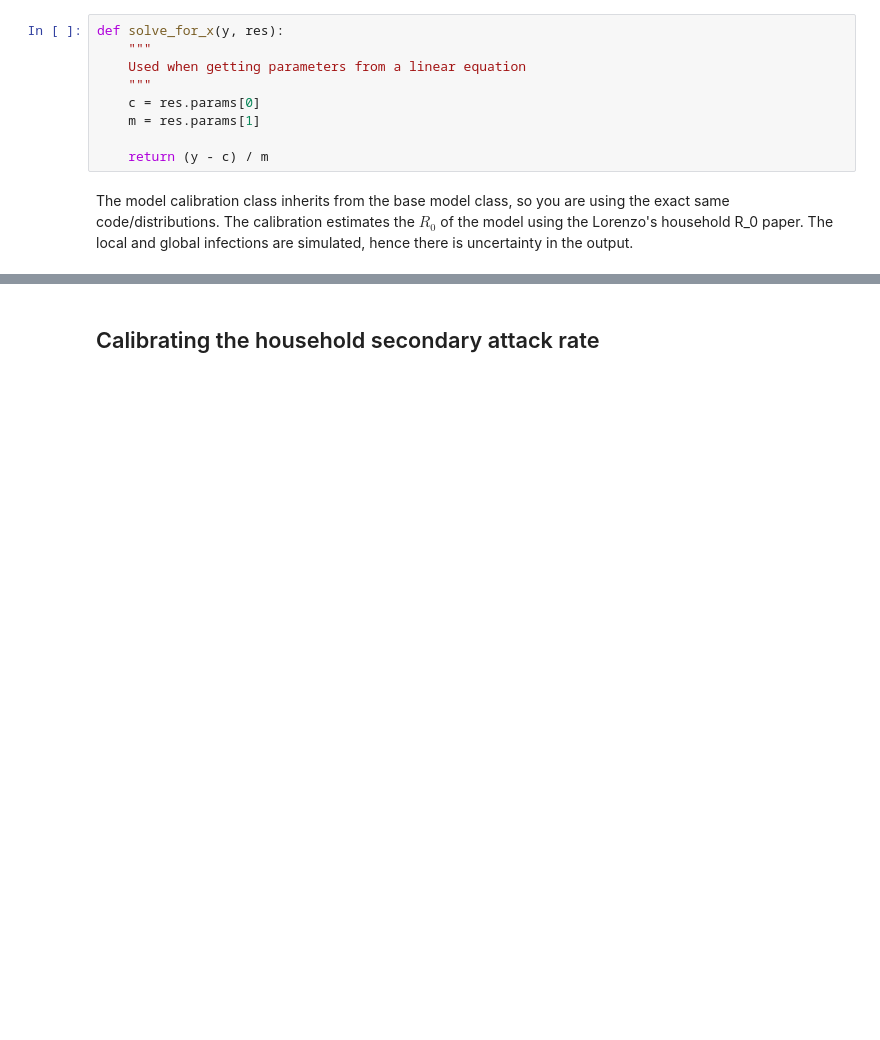
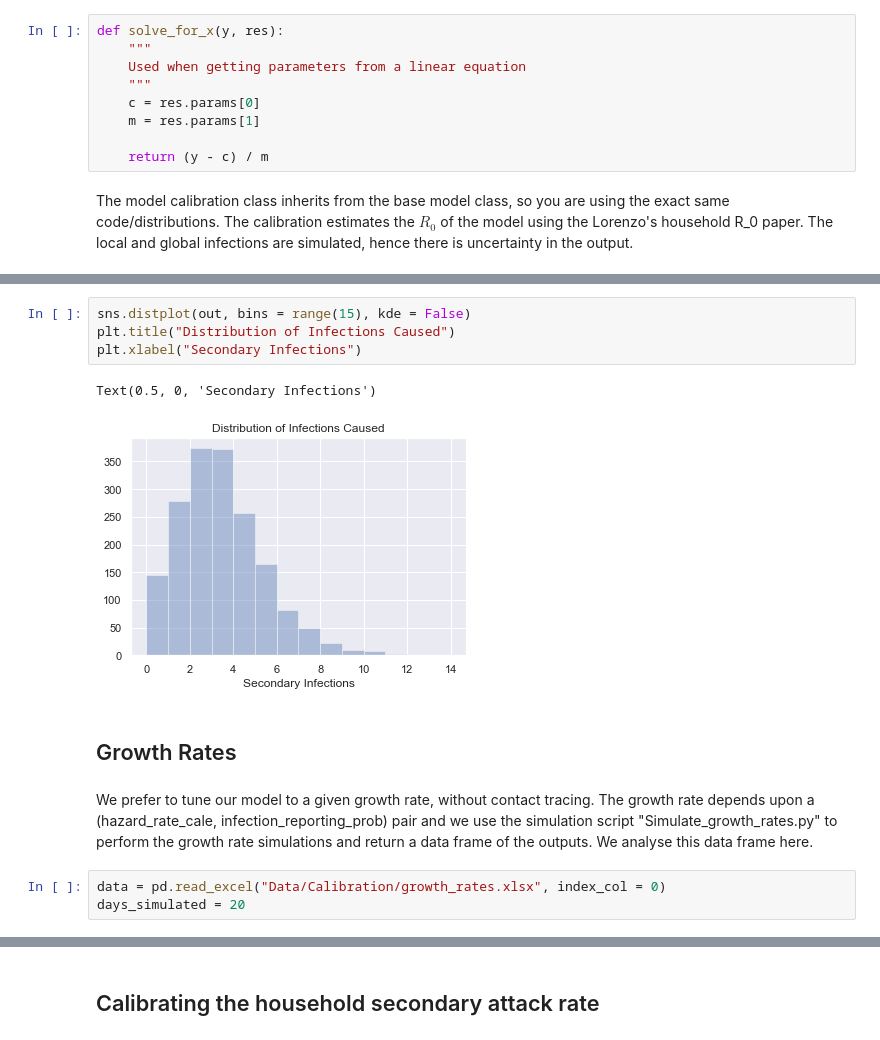
Before and after one commit to foobacca/household-contact-tracing, a Jupyter notebook: Calibration.ipynb, the cells around one changed output, grey strips where cells are left out. Cells and saved outputs as stored; diff of their text form; blank space fills up the shorter version.

```diff
--- a/Calibration.ipynb
+++ b/Calibration.ipynb
@@ -27,0 +44,14 @@ There are a large number of parameters that can be calibrated.
+# %%
+sns.distplot(out, bins = range(15), kde = False)
+plt.title("Distribution of Infections Caused")
+plt.xlabel("Secondary Infections")
+# %% [output]
+Text(0.5, 0, 'Secondary Infections')
+[figure, added]
+# %% [markdown]
+## Growth Rates
+# %% [markdown]
+We prefer to tune our model to a given growth rate, without contact tracing. The growth rate depends upon a (hazard_rate_cale, infection_reporting_prob) pair and we use the simulation script "Simulate_growth_rates.py" to perform the growth rate simulations and return a data frame of the outputs. We analyse this data frame here.
+# %%
+data = pd.read_excel("Data/Calibration/growth_rates.xlsx", index_col = 0)
+days_simulated = 20
```
Also changed, not shown: parts of 40 cells of this notebook.
